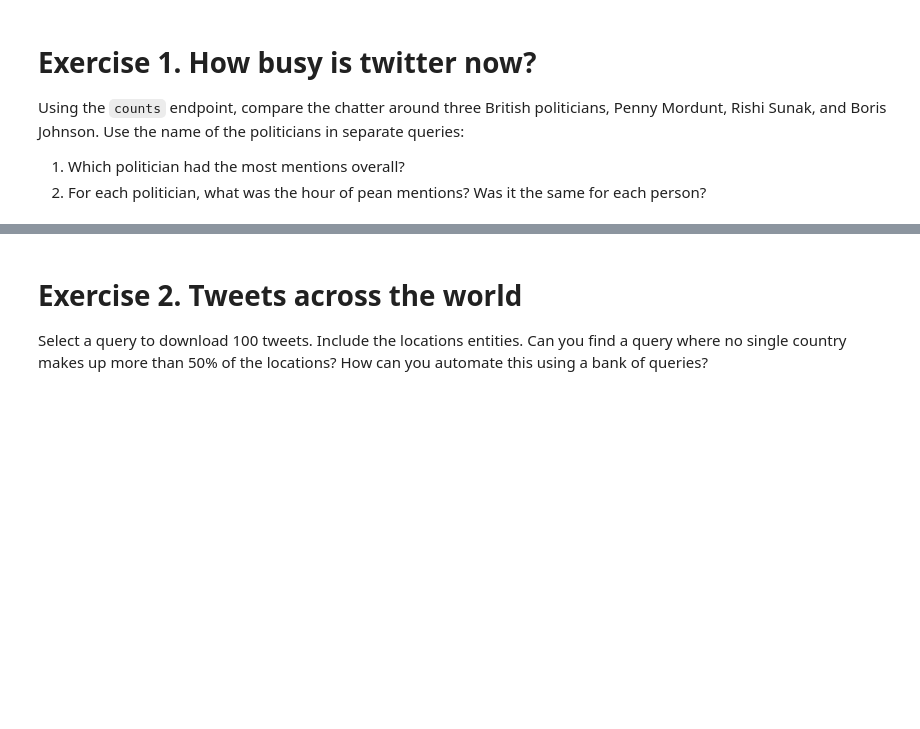
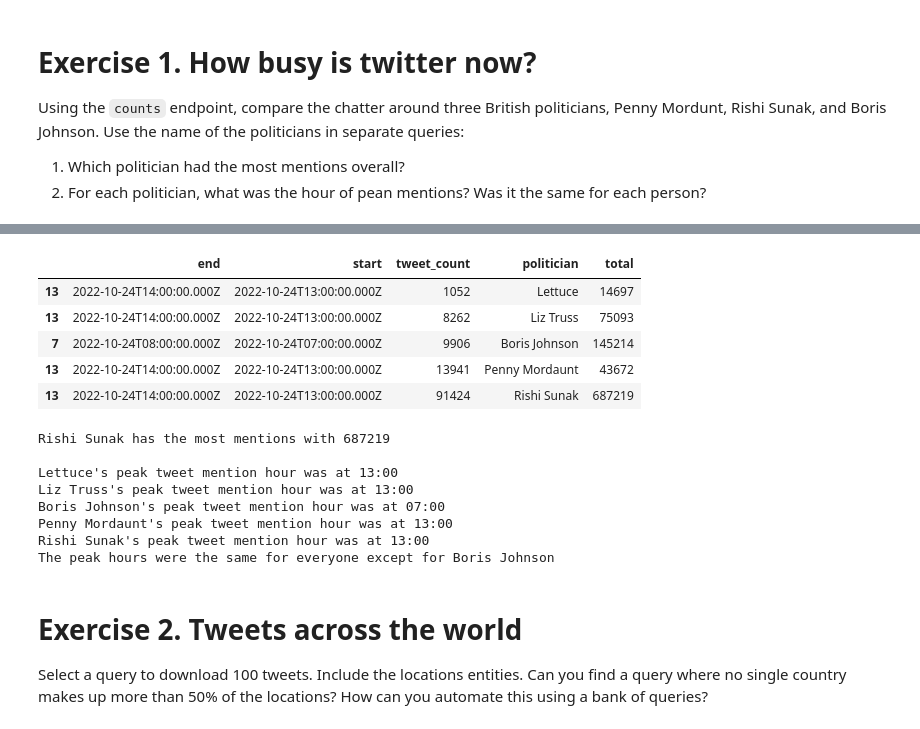
Before and after one commit to matthewbbone/FSDS22, a Jupyter notebook: formatives/Ch07ExercisesBone.ipynb, the cells around one changed output, grey strips where cells are left out. Saved outputs shown, nothing was run; the diff lists cells and outputs as text; code cells hidden in the pictures; blank space fills up the shorter version.

```diff
--- a/formatives/Ch07ExercisesBone.ipynb
+++ b/formatives/Ch07ExercisesBone.ipynb
@@ -9,3 +9,20 @@ Within your NEW study pod discuss the following questions. Please submit an indi
 Using the `counts` endpoint, compare the chatter around three British politicians, Penny Mordunt, Rishi Sunak, and Boris Johnson. Use the name of the politicians in separate queries:
 1. Which politician had the most mentions overall?
 2. For each politician, what was the hour of pean mentions? Was it the same for each person?
+# %%
+import pandas as pd
+import numpy as np
+import requests as req
+import json
+import datetime as dt
+import math
+import matplotlib.pyplot as plt
+import re
+import praw
+from psaw import PushshiftAPI
+import dotenv
+config = dotenv.dotenv_values("../.env")
+
+from nltk.sentiment import SentimentIntensityAnalyzer
+from nltk.downloader import download
+download("vader_lexicon")
@@ -12,9 +34,50 @@ Using the `counts` endpoint, compare the chatter around three British politician
 # %%
 # Answer 1 below here
+url = 'https://api.twitter.com/2/tweets/counts/recent'
 
+BEARER = config['TWITTER_BEARER_TOKEN']
+headers = {"Authorization": f"Bearer {BEARER}"}
 
+poli_df = pd.DataFrame()
+for poli in ['Penny Mordaunt', 'Rishi Sunak', 'Boris Johnson', 'Liz Truss', 'Lettuce']:
+
+    params = {
+        'query': poli,
+        'granularity': 'hour',
+        'start_time': '2022-10-24T00:00:00.000Z'
+    }
+
+    res = json.loads(req.get(url, headers=headers, params=params).content)
+    temp_df = pd.DataFrame(res['data'])
+    temp_df['politician'] = poli
+    temp_df['total'] = res['meta']['total_tweet_count']
+    poli_df = pd.concat([poli_df, temp_df])
+
+mentions_df = poli_df.sort_values('tweet_count').groupby('politician').tail(1)
+display(mentions_df)
+print(f"{mentions_df.sort_values('total').tail(1).iloc[0,3]} has the most mentions with {mentions_df.sort_values('total').tail(1).iloc[0,4]}", end = '\n\n')
+
+for i in range(len(mentions_df)):
+    print(f"{mentions_df.iloc[i, 3]}'s peak tweet mention hour was at {mentions_df.iloc[i, 1][11:-8]}")
+
+print('The peak hours were the same for everyone except for Boris Johnson')
 
 # Answer 1 above here
+# %% [output]
+|  | end | start | tweet_count | politician | total |
+| 13 | 2022-10-24T14:00:00.000Z | 2022-10-24T13:00:00.000Z | 1052 | Lettuce | 14697 |
+| 13 | 2022-10-24T14:00:00.000Z | 2022-10-24T13:00:00.000Z | 8262 | Liz Truss | 75093 |
+| 7 | 2022-10-24T08:00:00.000Z | 2022-10-24T07:00:00.000Z | 9906 | Boris Johnson | 145214 |
+| 13 | 2022-10-24T14:00:00.000Z | 2022-10-24T13:00:00.000Z | 13941 | Penny Mordaunt | 43672 |
+| 13 | 2022-10-24T14:00:00.000Z | 2022-10-24T13:00:00.000Z | 91424 | Rishi Sunak | 687219 |
+Rishi Sunak has the most mentions with 687219
+
+Lettuce's peak tweet mention hour was at 13:00
+Liz Truss's peak tweet mention hour was at 13:00
+Boris Johnson's peak tweet mention hour was at 07:00
+Penny Mordaunt's peak tweet mention hour was at 13:00
+Rishi Sunak's peak tweet mention hour was at 13:00
+The peak hours were the same for everyone except for Boris Johnson
 # %% [markdown]
 # Exercise 2. Tweets across the world
 
```
Also changed, not shown: parts of 8 cells of this notebook.
